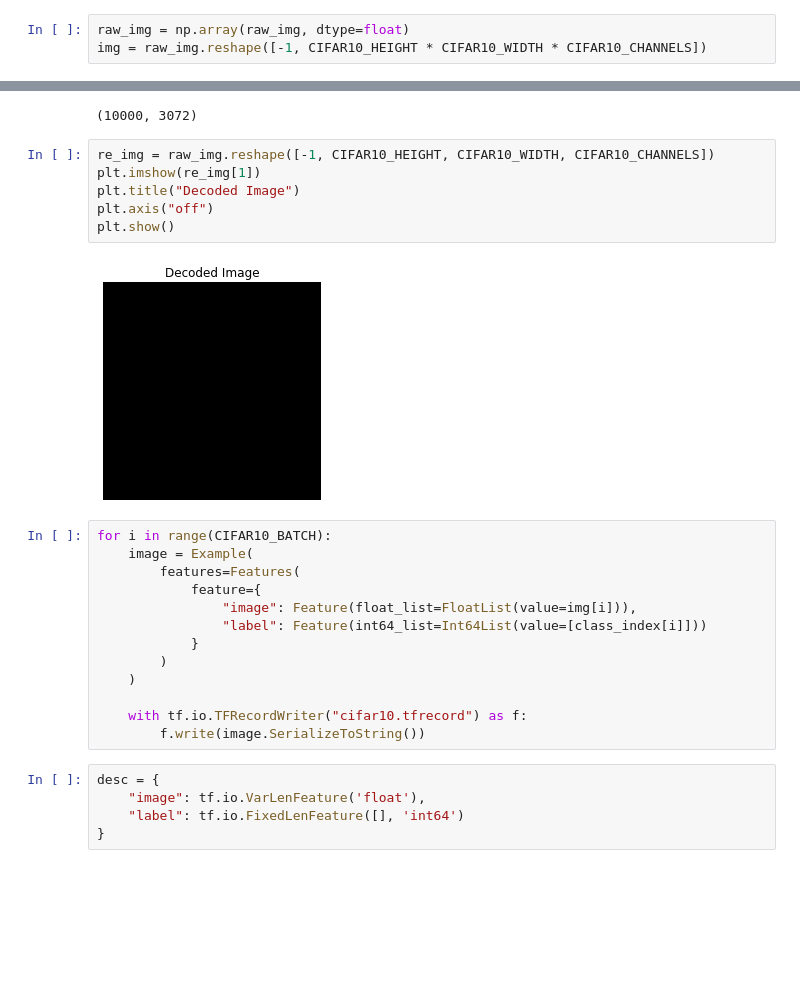
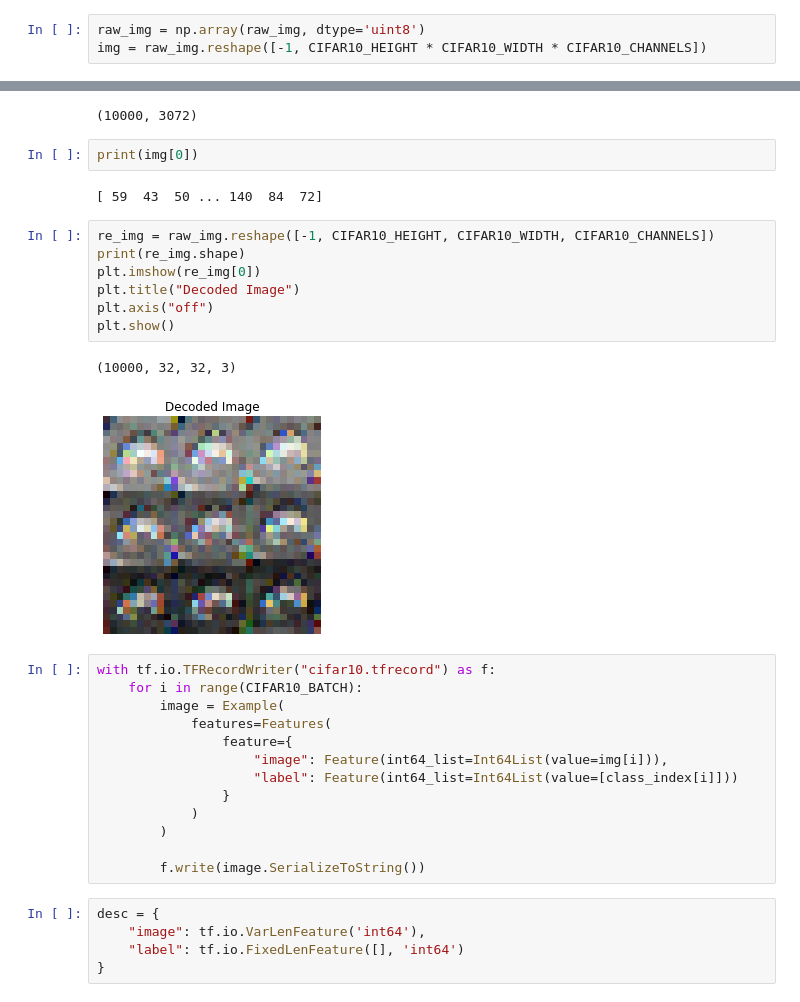
Before and after one commit to hawk90/deeplearning-lecture, a Jupyter notebook: Lecture-ipynb/11월 11일-TFrecoders.ipynb, the cells around one changed output, grey strips where cells are left out. Drawn from its saved outputs; the diff is of its cells as text; blank space fills up the shorter version.

```diff
--- a/Lecture-ipynb/11월 11일-TFrecoders.ipynb
+++ b/Lecture-ipynb/11월 11일-TFrecoders.ipynb
@@ -98,3 +108,3 @@ class_index = np.array(data[b'labels'])
 # %%
-raw_img = np.array(raw_img, dtype=float)
+raw_img = np.array(raw_img, dtype='uint8')
 img = raw_img.reshape([-1, CIFAR10_HEIGHT * CIFAR10_WIDTH * CIFAR10_CHANNELS])
@@ -102,30 +122,36 @@ img = raw_img.reshape([-1, CIFAR10_HEIGHT * CIFAR10_WIDTH * CIFAR10_CHANNELS])
 img.shape
 # %% [output]
 (10000, 3072)
+# %%
+print(img[0])
+# %% [output]
+[ 59  43  50 ... 140  84  72]
 # %%
 re_img = raw_img.reshape([-1, CIFAR10_HEIGHT, CIFAR10_WIDTH, CIFAR10_CHANNELS])
-plt.imshow(re_img[1])
+print(re_img.shape)
+plt.imshow(re_img[0])
 plt.title("Decoded Image")
 plt.axis("off")
 plt.show()
 # %% [output]
+(10000, 32, 32, 3)
-[figure, old version]
+[figure, new version]
 # %%
-for i in range(CIFAR10_BATCH):
-    image = Example(
-        features=Features(
-            feature={
-                "image": Feature(float_list=FloatList(value=img[i])),
-                "label": Feature(int64_list=Int64List(value=[class_index[i]]))
-            }
+with tf.io.TFRecordWriter("cifar10.tfrecord") as f:
+    for i in range(CIFAR10_BATCH):
+        image = Example(
+            features=Features(
+                feature={
+                    "image": Feature(int64_list=Int64List(value=img[i])),
+                    "label": Feature(int64_list=Int64List(value=[class_index[i]]))
+                }
+            )
         )
-    )
 
-    with tf.io.TFRecordWriter("cifar10.tfrecord") as f:
         f.write(image.SerializeToString())
 # %%
 desc = {
-    "image": tf.io.VarLenFeature('float'),
+    "image": tf.io.VarLenFeature('int64'),
     "label": tf.io.FixedLenFeature([], 'int64')
 }
 # %%
```
Also changed, not shown: parts of 3 cells of this notebook, 2 other files.
